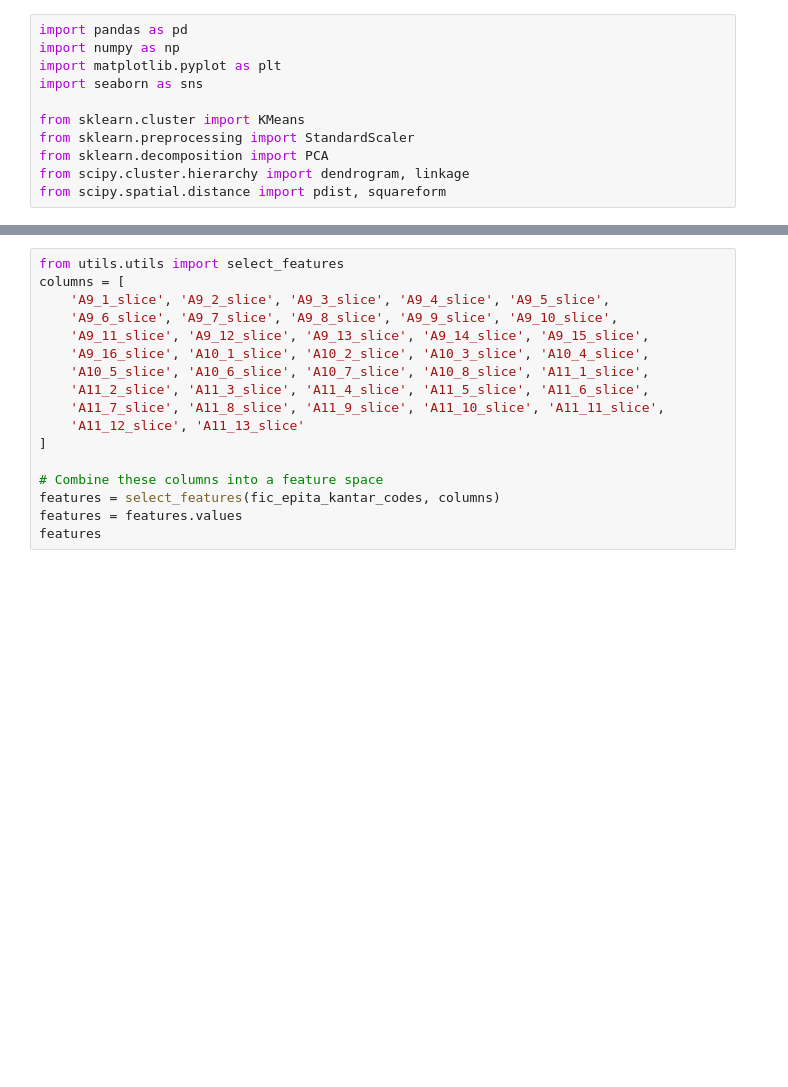
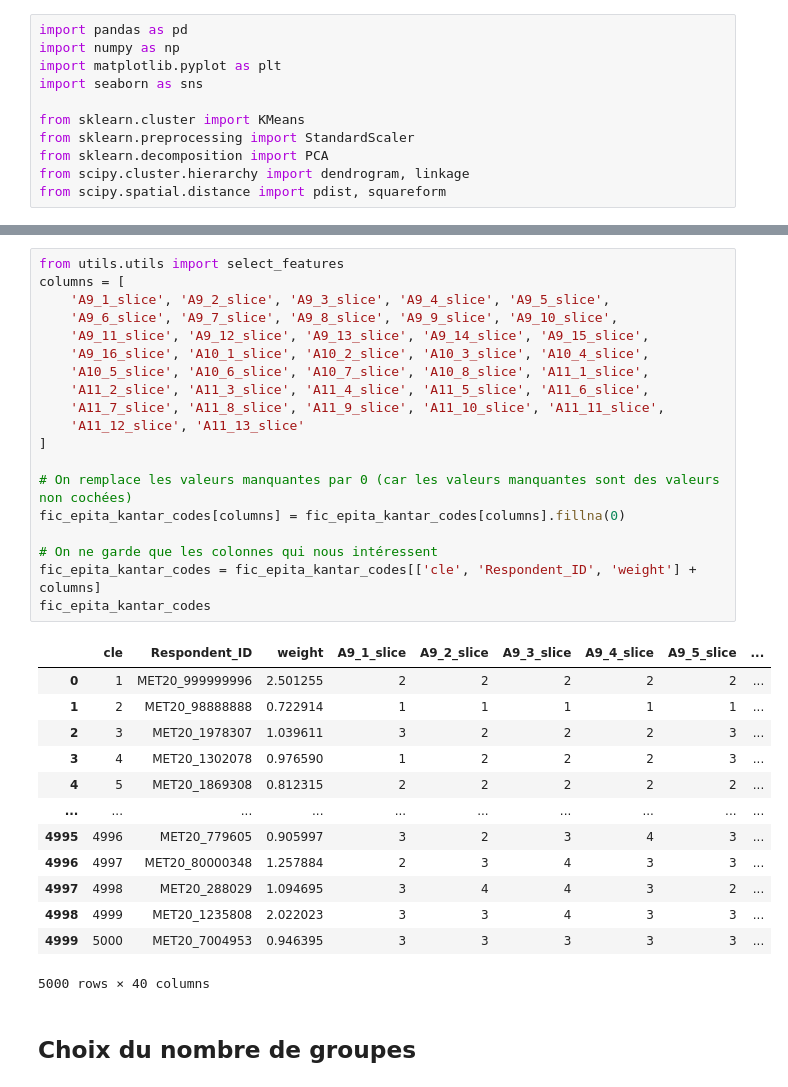
Before and after one commit to Echidori/kantar-tp, a Jupyter notebook: clustering_orange.ipynb, the cells around one changed output, grey strips where cells are left out. Cells and saved outputs as stored; diff of their text form; blank space fills up the shorter version.

```diff
--- a/clustering_orange.ipynb
+++ b/clustering_orange.ipynb
@@ -15,17 +29,35 @@ fic_epita_kantar_codes
-# %%
-from utils.utils import select_features
-columns = [
-    'A9_1_slice', 'A9_2_slice', 'A9_3_slice', 'A9_4_slice', 'A9_5_slice',
-    'A9_6_slice', 'A9_7_slice', 'A9_8_slice', 'A9_9_slice', 'A9_10_slice',
-    'A9_11_slice', 'A9_12_slice', 'A9_13_slice', 'A9_14_slice', 'A9_15_slice',
-    'A9_16_slice', 'A10_1_slice', 'A10_2_slice', 'A10_3_slice', 'A10_4_slice',
-    'A10_5_slice', 'A10_6_slice', 'A10_7_slice', 'A10_8_slice', 'A11_1_slice',
-    'A11_2_slice', 'A11_3_slice', 'A11_4_slice', 'A11_5_slice', 'A11_6_slice',
-    'A11_7_slice', 'A11_8_slice', 'A11_9_slice', 'A11_10_slice', 'A11_11_slice',
-    'A11_12_slice', 'A11_13_slice'
-]
-
-# Combine these columns into a feature space
-features = select_features(fic_epita_kantar_codes, columns)
-features = features.values
-features
+# %%
+from utils.utils import select_features
+columns = [
+    'A9_1_slice', 'A9_2_slice', 'A9_3_slice', 'A9_4_slice', 'A9_5_slice',
+    'A9_6_slice', 'A9_7_slice', 'A9_8_slice', 'A9_9_slice', 'A9_10_slice',
+    'A9_11_slice', 'A9_12_slice', 'A9_13_slice', 'A9_14_slice', 'A9_15_slice',
+    'A9_16_slice', 'A10_1_slice', 'A10_2_slice', 'A10_3_slice', 'A10_4_slice',
+    'A10_5_slice', 'A10_6_slice', 'A10_7_slice', 'A10_8_slice', 'A11_1_slice',
+    'A11_2_slice', 'A11_3_slice', 'A11_4_slice', 'A11_5_slice', 'A11_6_slice',
+    'A11_7_slice', 'A11_8_slice', 'A11_9_slice', 'A11_10_slice', 'A11_11_slice',
+    'A11_12_slice', 'A11_13_slice'
+]
+
+# On remplace les valeurs manquantes par 0 (car les valeurs manquantes sont des valeurs non cochées)
+fic_epita_kantar_codes[columns] = fic_epita_kantar_codes[columns].fillna(0)
+
+# On ne garde que les colonnes qui nous intéressent
+fic_epita_kantar_codes = fic_epita_kantar_codes[['cle', 'Respondent_ID', 'weight'] + columns]
+fic_epita_kantar_codes
+# %% [output]
+|  | cle | Respondent_ID | weight | A9_1_slice | A9_2_slice | A9_3_slice | A9_4_slice | A9_5_slice | ... |
+| 0 | 1 | MET20_999999996 | 2.501255 | 2 | 2 | 2 | 2 | 2 | ... |
+| 1 | 2 | MET20_98888888 | 0.722914 | 1 | 1 | 1 | 1 | 1 | ... |
+| 2 | 3 | MET20_1978307 | 1.039611 | 3 | 2 | 2 | 2 | 3 | ... |
+| 3 | 4 | MET20_1302078 | 0.976590 | 1 | 2 | 2 | 2 | 3 | ... |
+| 4 | 5 | MET20_1869308 | 0.812315 | 2 | 2 | 2 | 2 | 2 | ... |
+| ... | ... | ... | ... | ... | ... | ... | ... | ... | ... |
+| 4995 | 4996 | MET20_779605 | 0.905997 | 3 | 2 | 3 | 4 | 3 | ... |
+| 4996 | 4997 | MET20_80000348 | 1.257884 | 2 | 3 | 4 | 3 | 3 | ... |
+| 4997 | 4998 | MET20_288029 | 1.094695 | 3 | 4 | 4 | 3 | 2 | ... |
+| 4998 | 4999 | MET20_1235808 | 2.022023 | 3 | 3 | 4 | 3 | 3 | ... |
+| 4999 | 5000 | MET20_7004953 | 0.946395 | 3 | 3 | 3 | 3 | 3 | ... |
+5000 rows × 40 columns
+# %% [markdown]
+## Choix du nombre de groupes
```
Also changed, not shown: parts of 18 cells of this notebook, 1 other file.
